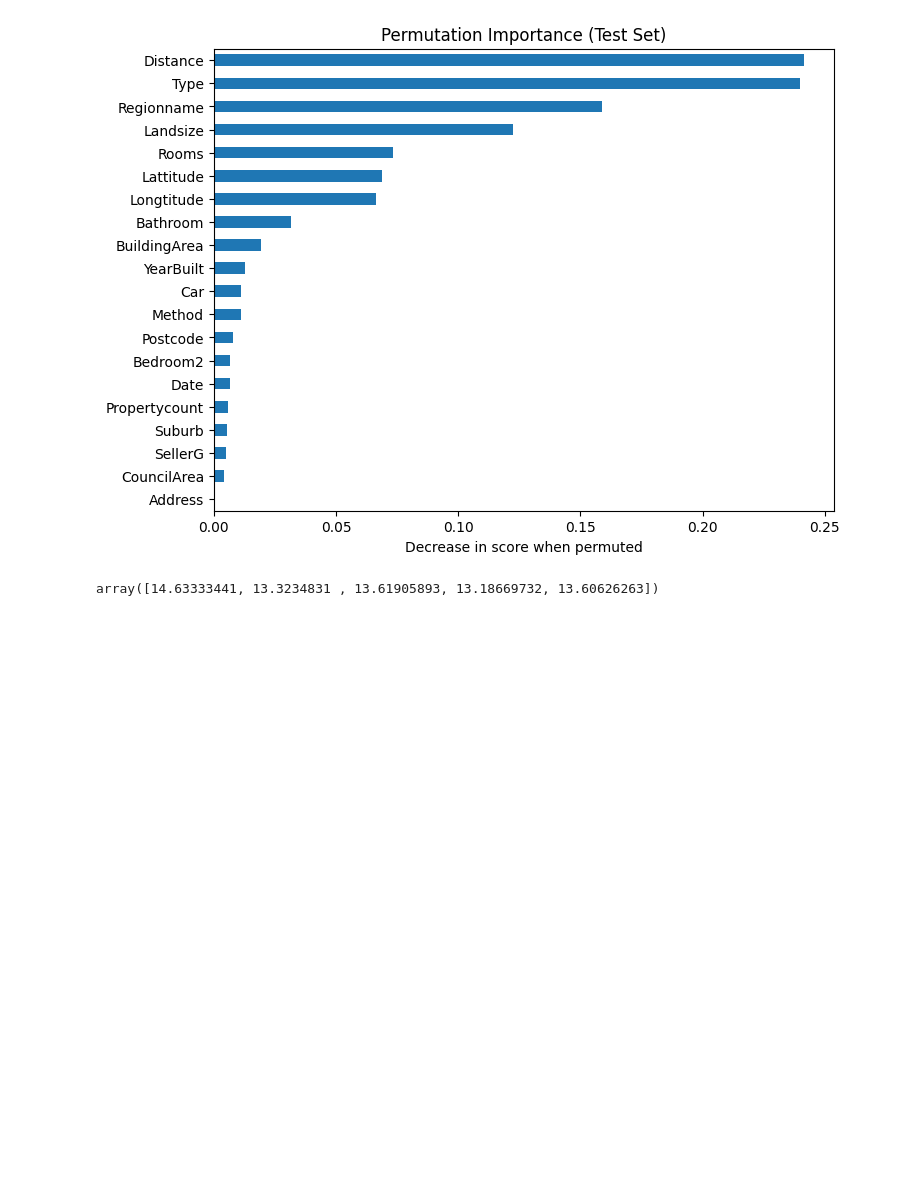
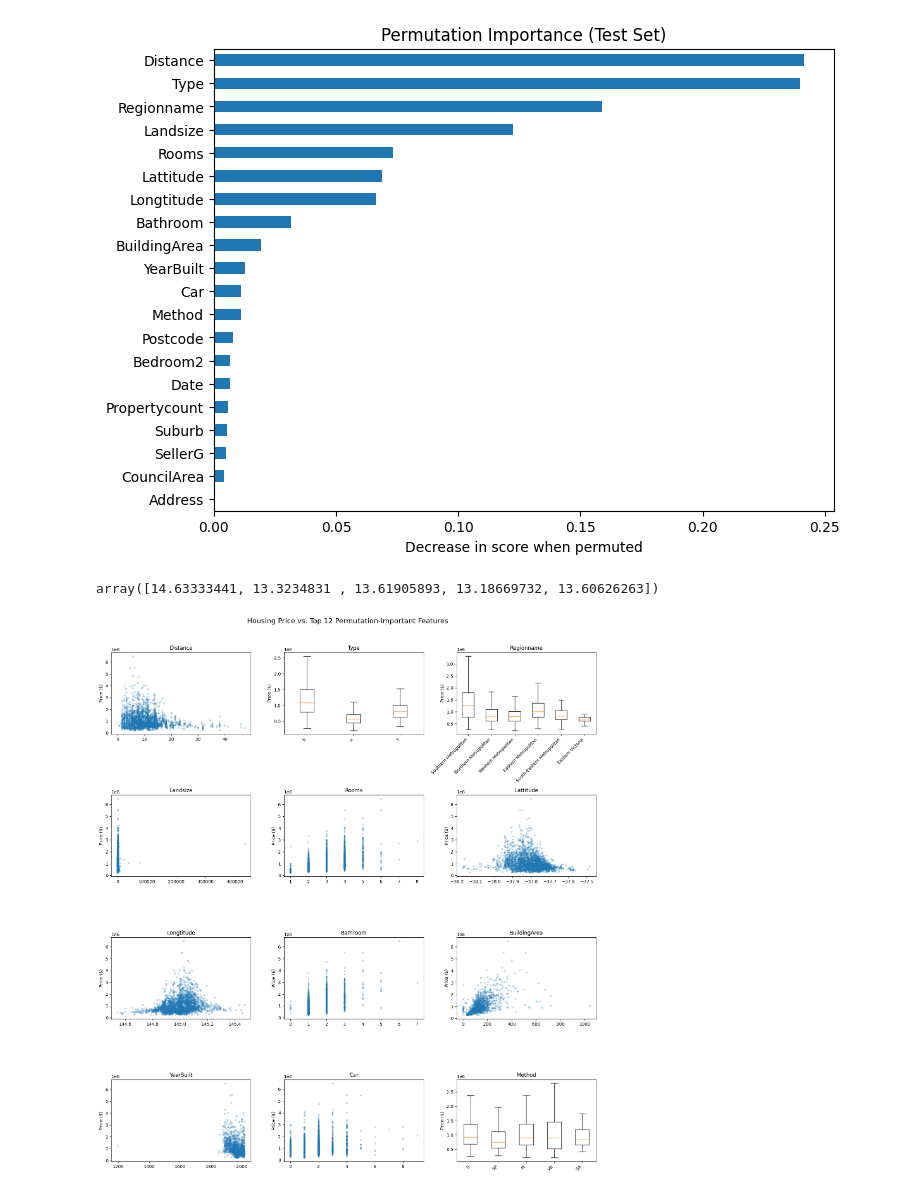
Before and after one commit to brash99/Kaggle, a Jupyter notebook: melb_housing_cross_validation.ipynb, the cells around one changed output. Saved outputs shown, nothing was run; the diff lists cells and outputs as text; code cells hidden in the pictures; blank space fills up the shorter version.

```diff
--- a/melb_housing_cross_validation.ipynb
+++ b/melb_housing_cross_validation.ipynb
@@ -489,3 +489,40 @@ loaded = joblib.load("melbourne_housing_model.joblib")
 loaded.predict(X_test.head())
 # %% [output]
 array([14.63333441, 13.3234831 , 13.61905893, 13.18669732, 13.60626263])
+# %%
+import matplotlib.pyplot as plt
+import numpy as np
+
+top_features = imp.head(12).index
+
+fig, axes = plt.subplots(4, 3, figsize=(16, 18))
+axes = axes.flatten()
+
+for ax, feat in zip(axes, top_features):
+    if X_test[feat].dtype == "object":
+        # For categorical features: boxplot of top categories
+        top_cats = X_test[feat].value_counts().head(6).index
+        mask = X_test[feat].isin(top_cats)
+
+        data = [
+            actual[mask & (X_test[feat] == cat)]
+            for cat in top_cats
+        ]
+        ax.boxplot(data, labels=top_cats, showfliers=False)
+        ax.set_xticklabels(top_cats, rotation=45, ha="right")
+    else:
+        # For numeric features: scatter plot
+        ax.scatter(X_test[feat], actual, alpha=0.25, s=10)
+
+    ax.set_title(feat)
+    ax.set_ylabel("Price ($)")
+
+# Hide any unused subplots
+for ax in axes[len(top_features):]:
+    ax.axis("off")
+
+fig.suptitle("Housing Price vs. Top 12 Permutation-Important Features", fontsize=16)
+plt.tight_layout(rect=[0, 0, 1, 0.96])
+plt.show()
+# %% [output]
+[figure, added]
```
Also changed, not shown: parts of 3 cells of this notebook.
